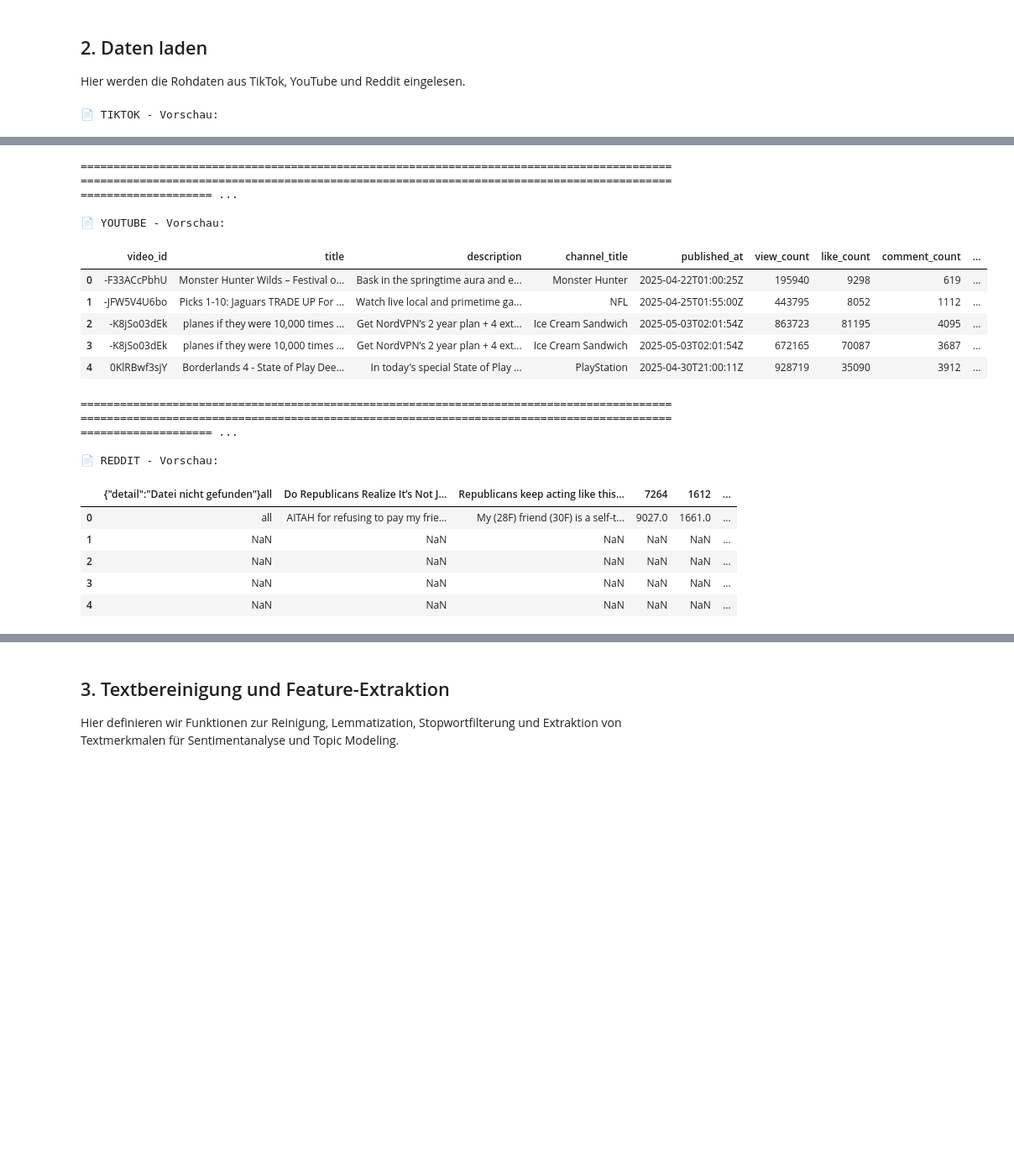
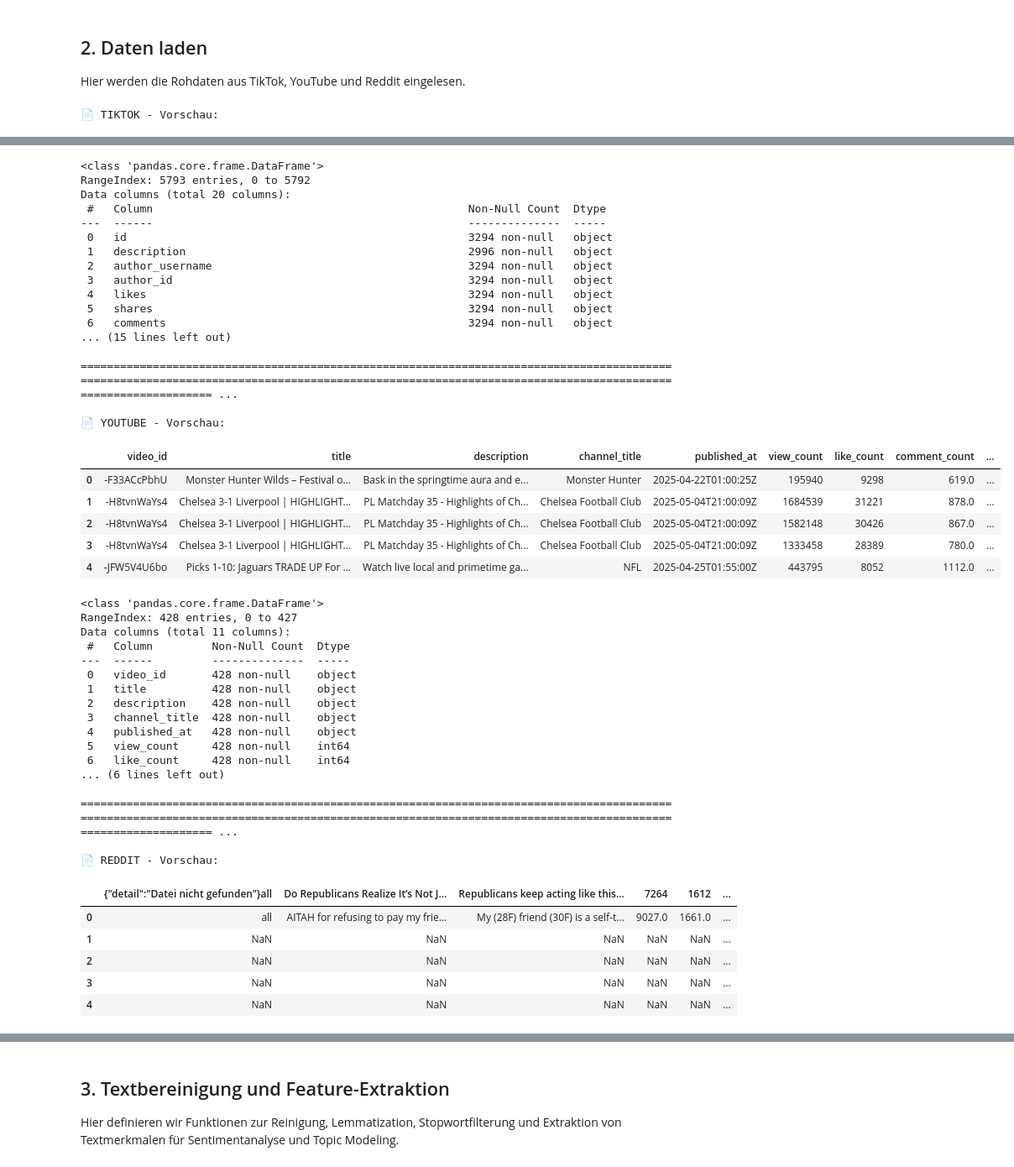
Before and after one commit to sofietheresa/TrendAnalyseSocialMedia, a Jupyter notebook: notebooks/02_preprocessing.ipynb, the cells around one changed output, grey strips where cells are left out. Shown at 84% size. Cells and saved outputs as stored; diff of their text form; code cells hidden in the pictures; blank space fills up the shorter version.

Commit message:
data exploration

```diff
--- a/notebooks/02_preprocessing.ipynb
+++ b/notebooks/02_preprocessing.ipynb
@@ -61,38 +61,67 @@ Hier werden die Rohdaten aus TikTok, YouTube und Reddit eingelesen.
 
 
 BASE_DIR = Path().resolve().parent
 RAW_DIR = (BASE_DIR / "./data/raw").resolve()
 
 data_paths = {
     "tiktok": RAW_DIR / "tiktok_data.csv",
     "youtube": RAW_DIR / "youtube_data.csv",
     "reddit": RAW_DIR / "reddit_data.csv"
 }
 
 data = {key: pd.read_csv(path) for key, path in data_paths.items()}
 
 # Anzeigen der ersten Zeilen für Überblick
 for key, df in data.items():
     print(f"📄 {key.upper()} - Vorschau:")
     display(df.head())
+    df.info()
     print("\n" + "="*240 + "\n")
 # %% [output]
 📄 TIKTOK - Vorschau:
 |  | id | description | author_username | author_id | likes | shares | comments | plays | video_url | ... |
 | 0 | 7493469801654881542 | #vairalvideo_foryoupage #🇦🇫ازبک_ت... | afgcap.cut | 7461541069958153234 | 15800 | 451 | 258 | 365200 | https://v16-webapp-prime.tiktok.c... | ... |
 | 1 | 7489427780397010198 | #imapoliceofficer #tensheet #fory... | backwheelbandit69 | 7416366442453632032 | 4300000 | 303800 | 11300 | 41900000 | https://v16-webapp-prime.tiktok.c... | ... |
 | 2 | 7492000423641959685 | #CapCut #قوالب_كاب_كات_جاهزه_للتص... | noordeen_cap_cat_0_1 | 7322835376556442629 | 58400 | 1576 | 451 | 1300000 | https://v16-webapp-prime.tiktok.c... | ... |
 | 3 | 7472584144510373125 | i think it was a bad idea | maligoshik | 7014608336423617542 | 18000000 | 1300000 | 24000 | 168600000 | https://v16-webapp-prime.tiktok.c... | ... |
 | 4 | 7461927005689302280 | welcome to the thanos world!! #sq... | team_thanos_player230 | 7455509281098515474 | 261400 | 9526 | 13000 | 12400000 | https://webapp-sg.tiktok.com/bf63... | ... |
+<class 'pandas.core.frame.DataFrame'>
+RangeIndex: 5793 entries, 0 to 5792
+Data columns (total 20 columns):
+ #   Column                                                Non-Null Count  Dtype
+---  ------                                                --------------  -----
+ 0   id                                                    3294 non-null   object
+ 1   description                                           2996 non-null   object
+ 2   author_username                                       3294 non-null   object
+ 3   author_id                                             3294 non-null   object
+ 4   likes                                                 3294 non-null   object
+ 5   shares                                                3294 non-null   object
+ 6   comments                                              3294 non-null   object
+... (15 lines left out)
+
 ======================================================================================================================================================================================================== ...
 
 📄 YOUTUBE - Vorschau:
 |  | video_id | title | description | channel_title | published_at | view_count | like_count | comment_count | ... |
-| 0 | -F33ACcPbhU | Monster Hunter Wilds – Festival o... | Bask in the springtime aura and e... | Monster Hunter | 2025-04-22T01:00:25Z | 195940 | 9298 | 619 | ... |
-| 1 | -JFW5V4U6bo | Picks 1-10: Jaguars TRADE UP For ... | Watch live local and primetime ga... | NFL | 2025-04-25T01:55:00Z | 443795 | 8052 | 1112 | ... |
-| 2 | -K8jSo03dEk | planes if they were 10,000 times ... | Get NordVPN’s 2 year plan + 4 ext... | Ice Cream Sandwich | 2025-05-03T02:01:54Z | 863723 | 81195 | 4095 | ... |
-| 3 | -K8jSo03dEk | planes if they were 10,000 times ... | Get NordVPN’s 2 year plan + 4 ext... | Ice Cream Sandwich | 2025-05-03T02:01:54Z | 672165 | 70087 | 3687 | ... |
-| 4 | 0KlRBwf3sjY | Borderlands 4 - State of Play Dee... | In today's special State of Play ... | PlayStation | 2025-04-30T21:00:11Z | 928719 | 35090 | 3912 | ... |
+| 0 | -F33ACcPbhU | Monster Hunter Wilds – Festival o... | Bask in the springtime aura and e... | Monster Hunter | 2025-04-22T01:00:25Z | 195940 | 9298 | 619.0 | ... |
+| 1 | -H8tvnWaYs4 | Chelsea 3-1 Liverpool | HIGHLIGHT... | PL Matchday 35 - Highlights of Ch... | Chelsea Football Club | 2025-05-04T21:00:09Z | 1684539 | 31221 | 878.0 | ... |
+| 2 | -H8tvnWaYs4 | Chelsea 3-1 Liverpool | HIGHLIGHT... | PL Matchday 35 - Highlights of Ch... | Chelsea Football Club | 2025-05-04T21:00:09Z | 1582148 | 30426 | 867.0 | ... |
+| 3 | -H8tvnWaYs4 | Chelsea 3-1 Liverpool | HIGHLIGHT... | PL Matchday 35 - Highlights of Ch... | Chelsea Football Club | 2025-05-04T21:00:09Z | 1333458 | 28389 | 780.0 | ... |
+| 4 | -JFW5V4U6bo | Picks 1-10: Jaguars TRADE UP For ... | Watch live local and primetime ga... | NFL | 2025-04-25T01:55:00Z | 443795 | 8052 | 1112.0 | ... |
+<class 'pandas.core.frame.DataFrame'>
+RangeIndex: 428 entries, 0 to 427
+Data columns (total 11 columns):
+ #   Column         Non-Null Count  Dtype
+---  ------         --------------  -----
+ 0   video_id       428 non-null    object
+ 1   title          428 non-null    object
+ 2   description    428 non-null    object
+ 3   channel_title  428 non-null    object
+ 4   published_at   428 non-null    object
+ 5   view_count     428 non-null    int64
+ 6   like_count     428 non-null    int64
+... (6 lines left out)
+
 ======================================================================================================================================================================================================== ...
 
 📄 REDDIT - Vorschau:
```
Also changed, not shown: parts of 14 cells of this notebook, 18 other files.
